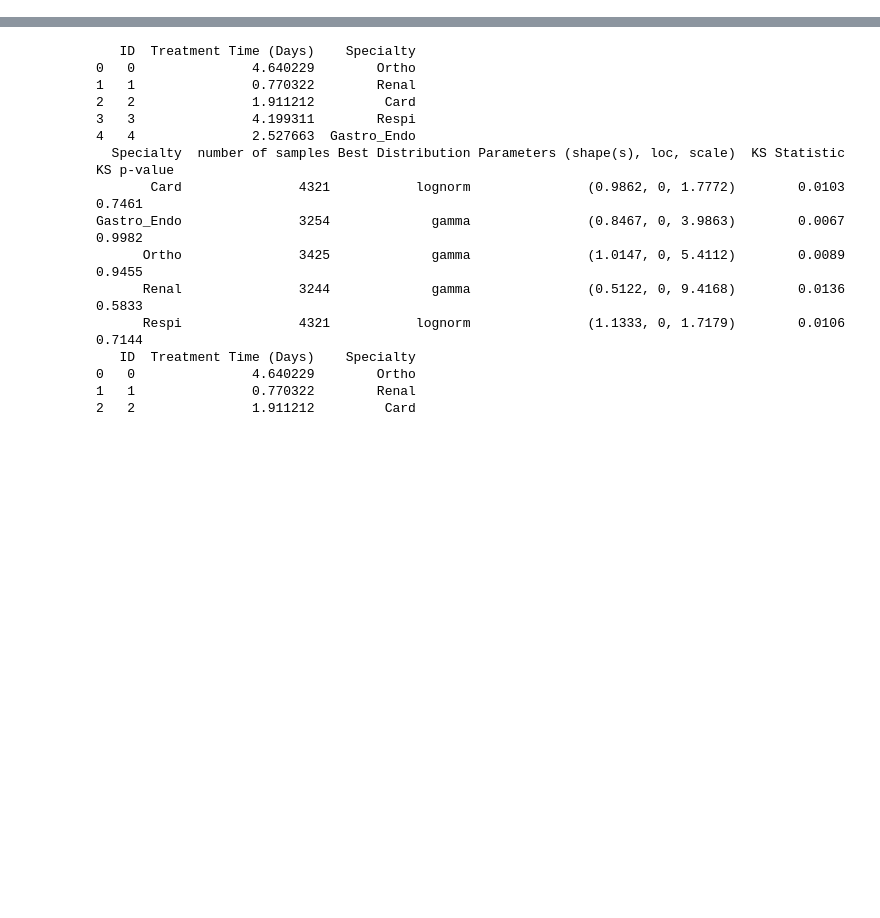
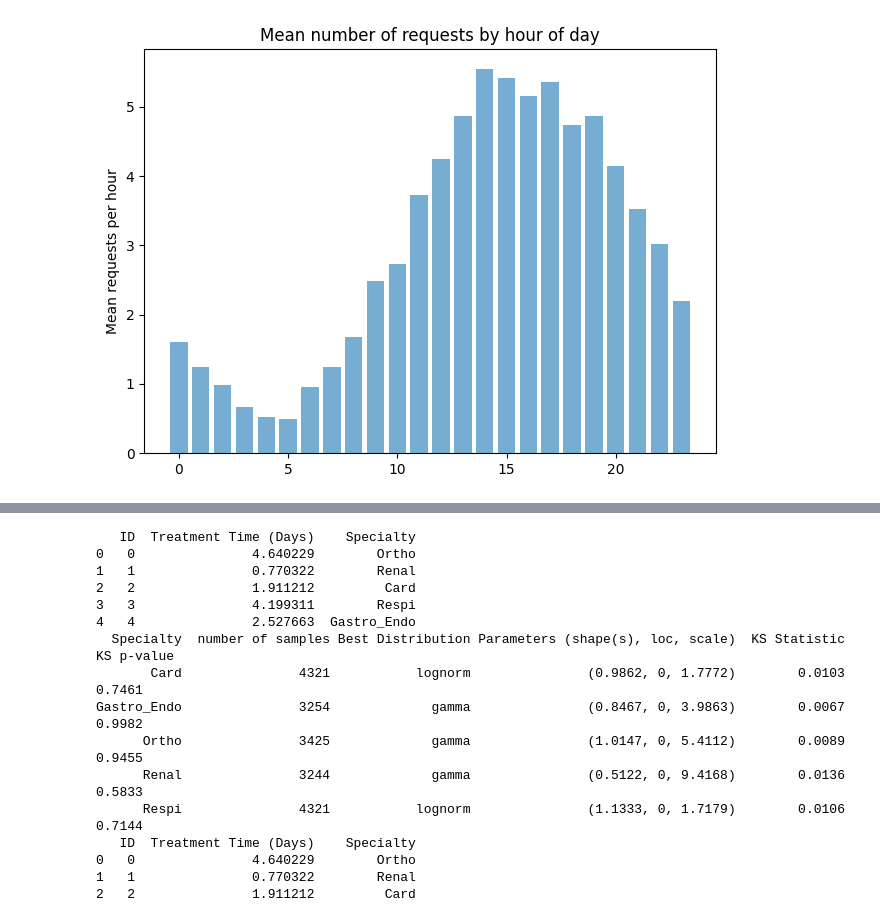
Before and after one commit to Juneeta7717/MIE360_Project, a Jupyter notebook: 360 project.ipynb, the cells around one changed output, grey strips where cells are left out. Cells and saved outputs as stored; diff of their text form; code cells hidden in the pictures; blank space fills up the shorter version.

```diff
--- a/360 project.ipynb
+++ b/360 project.ipynb
@@ -20,0 +112,9 @@ Note: you may need to restart the kernel to use updated packages.
+# %%
+#histogram of the pooled counts with each fit overlaid
+plt.bar(range(24), data_arrival.mean(), alpha=0.6)
+plt.ylabel('Mean requests per hour')
+plt.title('Mean number of requests by hour of day')
+plt.tight_layout()
+plt.show()
+# %% [output]
+[figure, added]
```
Also changed, not shown: parts of 11 cells of this notebook, 1 other file.
